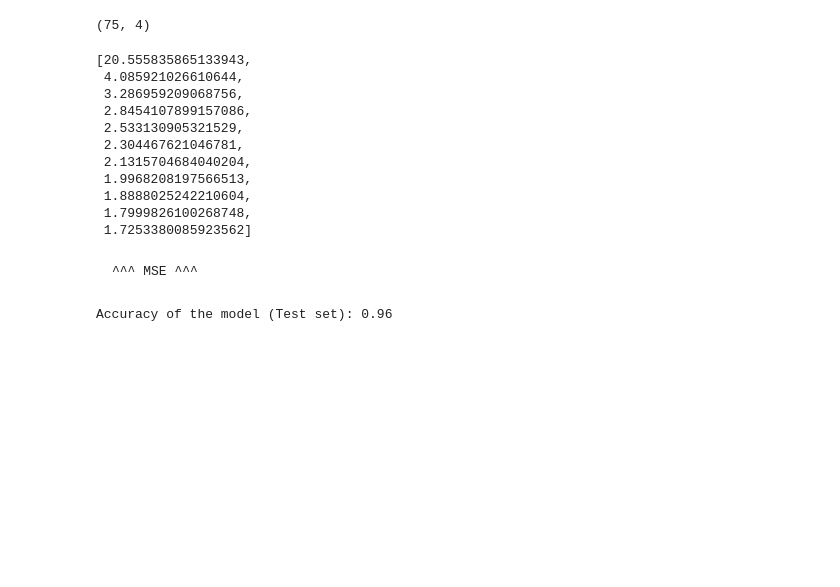
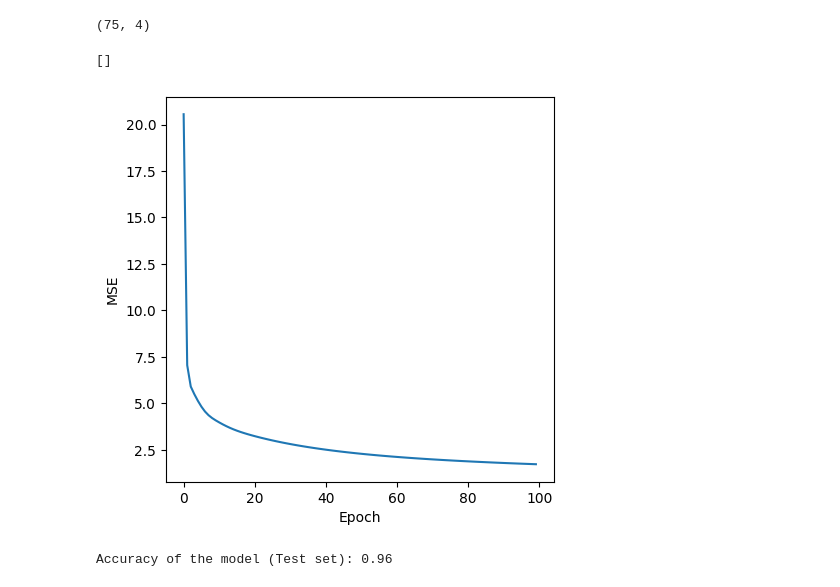
Before and after one commit to nonkloq/nn_dqn-from-scratch, a Jupyter notebook: nn-mlp_from_scratch.ipynb, the cells around one changed output. Drawn from its saved outputs; the diff is of its cells as text; code cells hidden in the pictures; blank space fills up the shorter version.

Commit message:
plot iris mse

```diff
--- a/nn-mlp_from_scratch.ipynb
+++ b/nn-mlp_from_scratch.ipynb
@@ -380,21 +380,16 @@ X_test.shape
 # %%
 iris_model = NeuralNetwork([4,3,1],["sigmoid","linear"],eta=0.1,momentum=0.3)
 # %%
-iris_model.train(X_train,y_train,epoch=100)
+mse_l = iris_model.train(X_train,y_train,epoch=100,errorcal=1)
-# %% [output]
-[20.555835865133943,
- 4.085921026610644,
- 3.286959209068756,
- 2.8454107899157086,
- 2.533130905321529,
- 2.304467621046781,
- 2.1315704684040204,
- 1.9968208197566513,
- 1.8888025242210604,
- 1.7999826100268748,
- 1.7253380085923562]
-# %% [markdown]
-    ^^^ MSE ^^^
+# %%
+fig = plt.figure(figsize=(5,5))
+plt.plot(range(len(mse_l)),mse_l)
+plt.xlabel(f"Epoch")
+plt.ylabel("MSE")
+plt.plot()
+# %% [output]
+[]
+[figure, added]
 # %%
 y_preds = [np.round(y) for y in iris_model.predict(X_test)]
 print(f"Accuracy of the model (Test set): {accuracy_score(y_test,y_preds)}")
```
